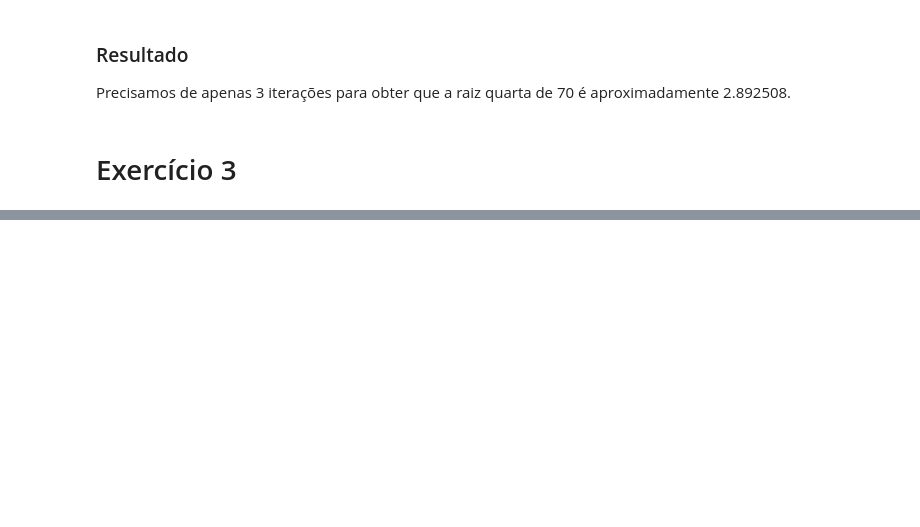
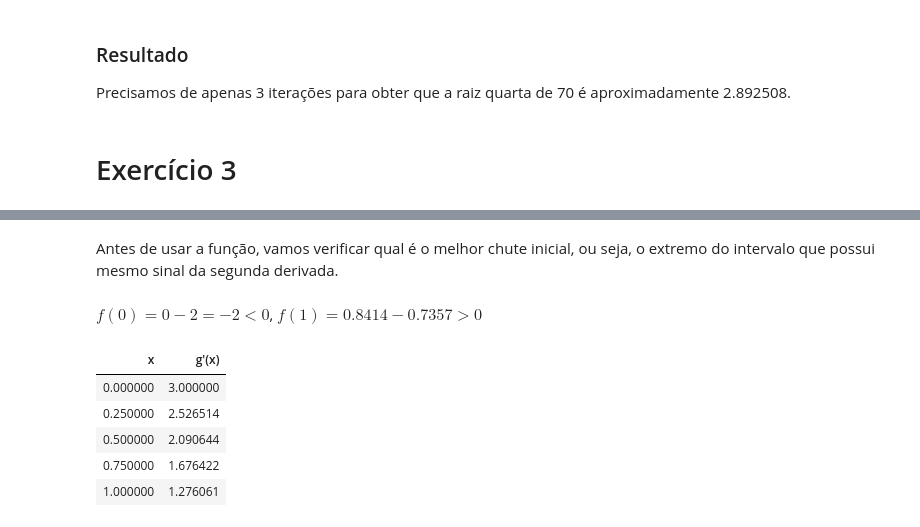
Before and after one commit to edumangabeira/AulasENCE, a Jupyter notebook: Lista1_Parte2_Calc3.ipynb, the cells around one changed output, grey strips where cells are left out. Saved outputs shown, nothing was run; the diff lists cells and outputs as text; code cells hidden in the pictures; blank space fills up the shorter version.

```diff
--- a/Lista1_Parte2_Calc3.ipynb
+++ b/Lista1_Parte2_Calc3.ipynb
@@ -291,0 +351,17 @@ Precisamos de apenas 3 iterações para obter que a raiz quarta de 70 é aproxim
+# %% [markdown]
+Antes de usar a função, vamos verificar qual é o melhor chute inicial, ou seja, o extremo do intervalo que possui mesmo sinal da segunda derivada.
+# %% [markdown]
+$f(0) = 0 - 2 = -2 < 0$, $f(1) = 0.8414 - 0.7357 > 0$
+# %%
+x = [0, 0.25, 0.5, 0.75, 1]
+f_x = [np.cos(j) + 2*np.exp(-j) for j in x]
+tabela = {'x': pd.Series(data = x), 'g\'(x)': pd.Series(data = f_x)}
+tabela = pd.DataFrame(tabela)
+tabela.style.hide_index()
+# %% [output]
+| x | g'(x) |
+| 0.000000 | 3.000000 |
+| 0.250000 | 2.526514 |
+| 0.500000 | 2.090644 |
+| 0.750000 | 1.676422 |
+| 1.000000 | 1.276061 |
```
Also changed, not shown: parts of 15 cells of this notebook.
